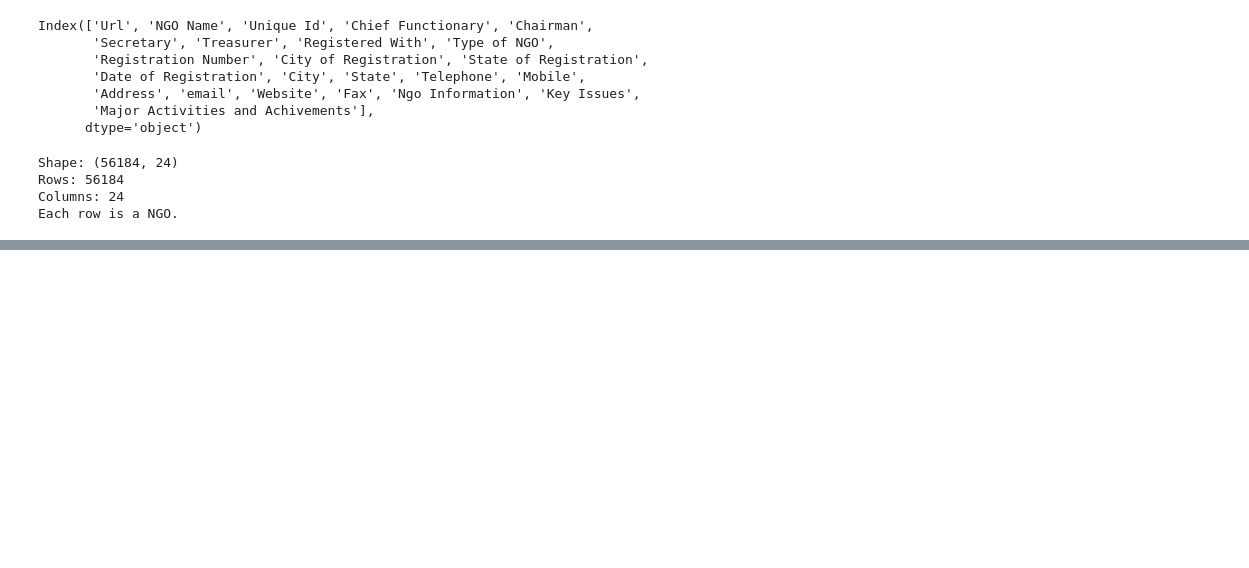
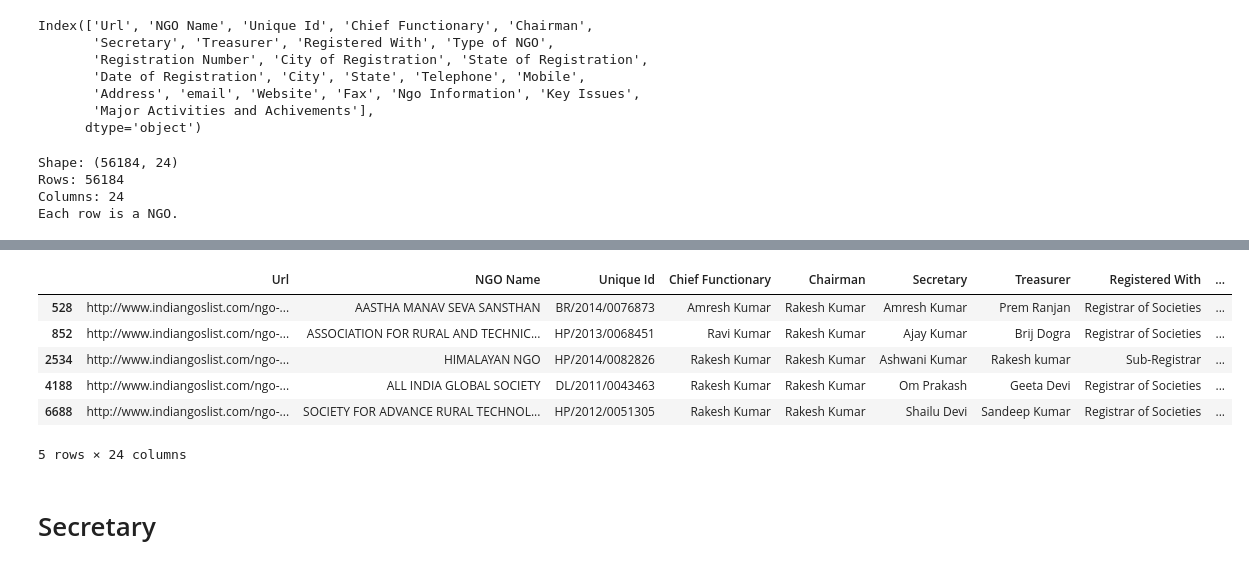
Before and after one commit to shayan-khoygani/Codebook, a Jupyter notebook: [DIR] from Shekhar/IndiaNGO/IndiaNGO.ipynb, the cells around one changed output, grey strips where cells are left out. Cells and saved outputs as stored; diff of their text form; code cells hidden in the pictures; blank space fills up the shorter version.

```diff
--- a/[DIR] from Shekhar/IndiaNGO/IndiaNGO.ipynb
+++ b/[DIR] from Shekhar/IndiaNGO/IndiaNGO.ipynb
@@ -43,0 +333,3 @@ Each row is a NGO.
+# %%
+column = dataset["Chairman"]
+column
@@ -43,0 +349,12 @@ Each row is a NGO.
+# %%
+
+# Number of empty strings/missing values
+print("Invalid:", sum(column == " ") + sum(column.isnull()))
+print("No. of unique values:", len(column.unique()))
+# Check for duplicates
+counter = dict(Counter(column))
+duplicates = { key:[value] for key, value in counter.items() if value > 1}
+print("No. of duplicates:", len(duplicates))
+table = pd.DataFrame.from_dict(duplicates)
+table = table.melt(var_name="Duplicate Names", value_name="Count").sort_values(by=["Count"], ascending=False).reset_index(drop=True)
+table
@@ -43,0 +378,12 @@ Each row is a NGO.
+# %%
+dataset[column == table.iloc[13,0]].head()
+# %% [output]
+|  | Url | NGO Name | Unique Id | Chief Functionary | Chairman | Secretary | Treasurer | Registered With | ... |
+| 528 | http://www.indiangoslist.com/ngo-... | AASTHA MANAV SEVA SANSTHAN | BR/2014/0076873 | Amresh Kumar | Rakesh Kumar | Amresh Kumar | Prem Ranjan | Registrar of Societies | ... |
+| 852 | http://www.indiangoslist.com/ngo-... | ASSOCIATION FOR RURAL AND TECHNIC... | HP/2013/0068451 | Ravi Kumar | Rakesh Kumar | Ajay Kumar | Brij Dogra | Registrar of Societies | ... |
+| 2534 | http://www.indiangoslist.com/ngo-... | HIMALAYAN NGO | HP/2014/0082826 | Rakesh Kumar | Rakesh Kumar | Ashwani Kumar | Rakesh kumar | Sub-Registrar | ... |
+| 4188 | http://www.indiangoslist.com/ngo-... | ALL INDIA GLOBAL SOCIETY | DL/2011/0043463 | Rakesh Kumar | Rakesh Kumar | Om Prakash | Geeta Devi | Registrar of Societies | ... |
+| 6688 | http://www.indiangoslist.com/ngo-... | SOCIETY FOR ADVANCE RURAL TECHNOL... | HP/2012/0051305 | Rakesh Kumar | Rakesh Kumar | Shailu Devi | Sandeep Kumar | Registrar of Societies | ... |
+5 rows × 24 columns
+# %% [markdown]
+# Secretary
```
Also changed, not shown: parts of 97 cells of this notebook, 2 other files.
